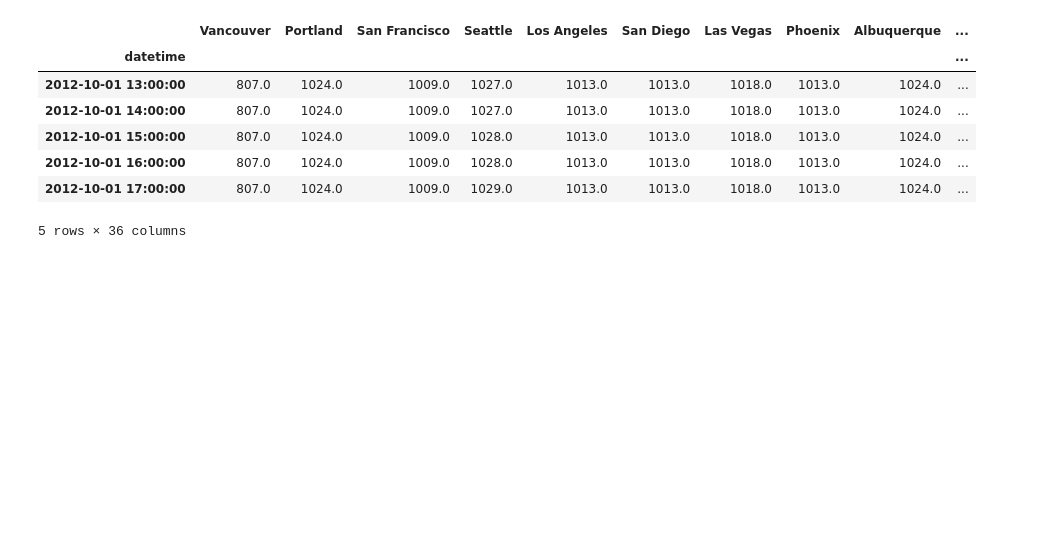
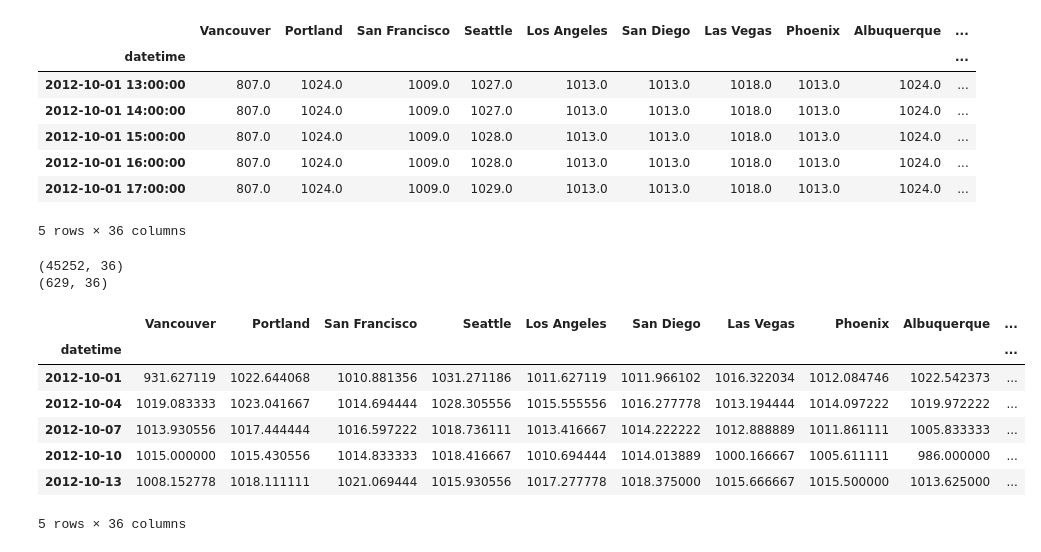
Before and after one commit to jumppython/everything_you_can_do_with_a_time_series, a Jupyter notebook: everything_you_can_do_with_a_time_series.ipynb, the cells around one changed output. Cells and saved outputs as stored; diff of their text form; code cells hidden in the pictures; blank space fills up the shorter version.

```diff
--- a/everything_you_can_do_with_a_time_series.ipynb
+++ b/everything_you_can_do_with_a_time_series.ipynb
@@ -225,3 +225,22 @@ pressure.head()
 | 2012-10-01 16:00:00 | 807.0 | 1024.0 | 1009.0 | 1028.0 | 1013.0 | 1013.0 | 1018.0 | 1013.0 | 1024.0 | ... |
 | 2012-10-01 17:00:00 | 807.0 | 1024.0 | 1009.0 | 1029.0 | 1013.0 | 1013.0 | 1018.0 | 1013.0 | 1024.0 | ... |
 5 rows × 36 columns
+# %%
+# Shape before resampling(downsampling)
+print(pressure.shape)
+
+# We downsample from hourly to 3 day frequency aggregated using mean
+pressure = pressure.resample('3D').mean()
+
+pressure.head()
+# %% [output]
+(45252, 36)
+(629, 36)
+|  | Vancouver | Portland | San Francisco | Seattle | Los Angeles | San Diego | Las Vegas | Phoenix | Albuquerque | ... |
+| datetime |  |  |  |  |  |  |  |  |  | ... |
+| 2012-10-01 | 931.627119 | 1022.644068 | 1010.881356 | 1031.271186 | 1011.627119 | 1011.966102 | 1016.322034 | 1012.084746 | 1022.542373 | ... |
+| 2012-10-04 | 1019.083333 | 1023.041667 | 1014.694444 | 1028.305556 | 1015.555556 | 1016.277778 | 1013.194444 | 1014.097222 | 1019.972222 | ... |
+| 2012-10-07 | 1013.930556 | 1017.444444 | 1016.597222 | 1018.736111 | 1013.416667 | 1014.222222 | 1012.888889 | 1011.861111 | 1005.833333 | ... |
+| 2012-10-10 | 1015.000000 | 1015.430556 | 1014.833333 | 1018.416667 | 1010.694444 | 1014.013889 | 1000.166667 | 1005.611111 | 986.000000 | ... |
+| 2012-10-13 | 1008.152778 | 1018.111111 | 1021.069444 | 1015.930556 | 1017.277778 | 1018.375000 | 1015.666667 | 1015.500000 | 1013.625000 | ... |
+5 rows × 36 columns
```
Also changed, not shown: parts of 5 cells of this notebook.
